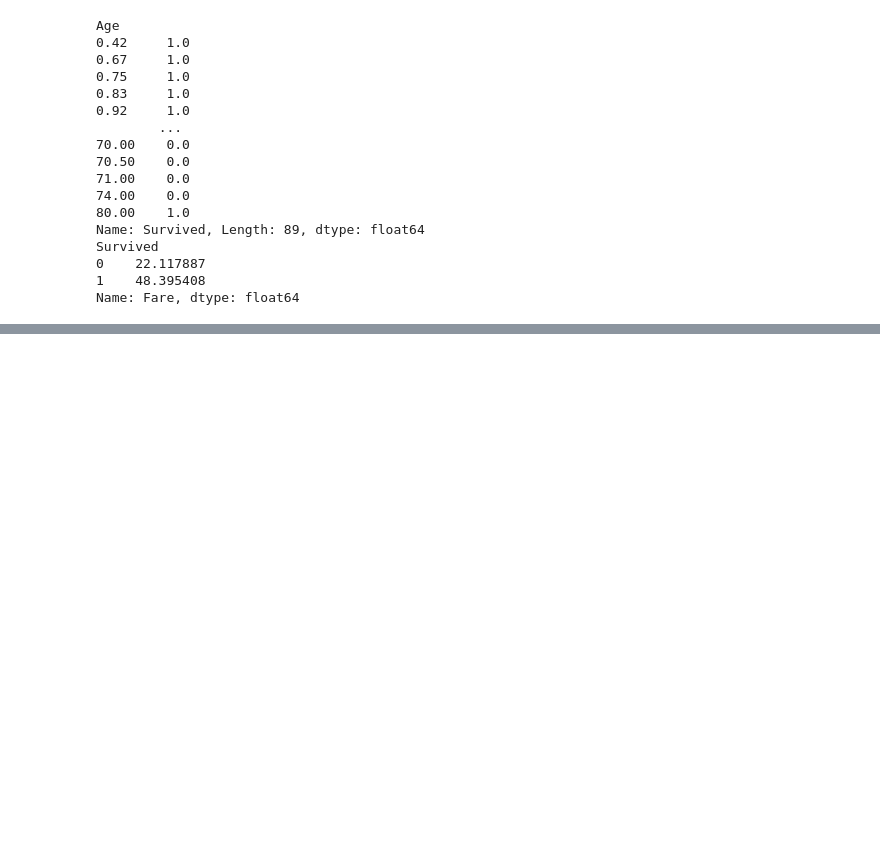
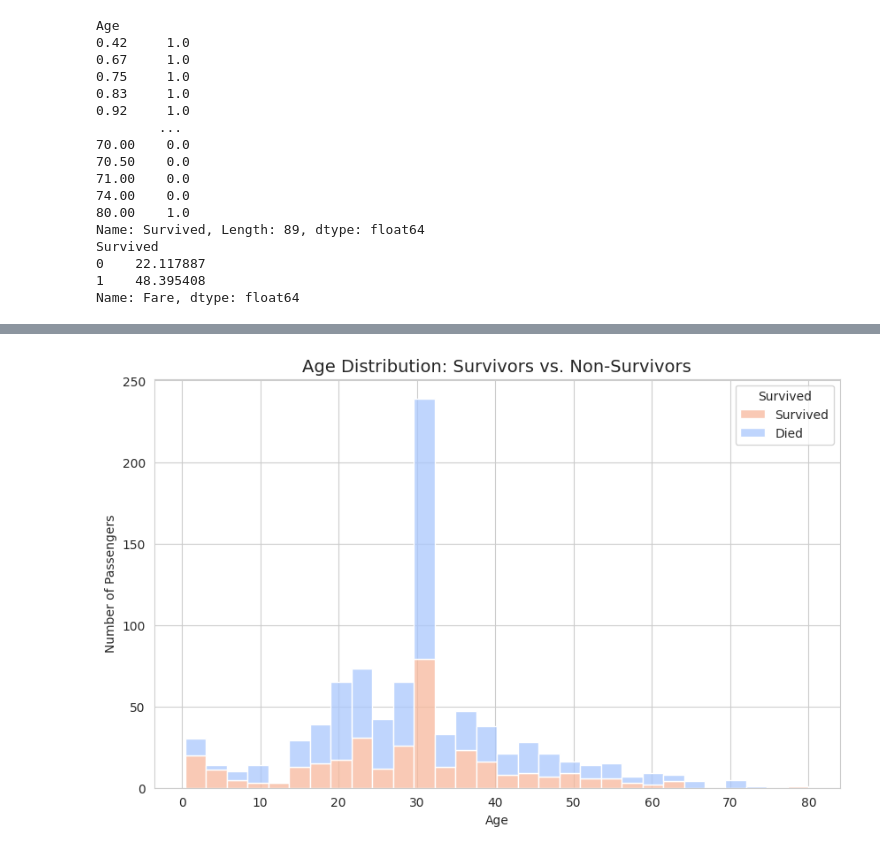
Before and after one commit to rupamnpatil/Titanic-Data-Analysis, a Jupyter notebook: Titanic_Survival_Analysis.ipynb, the cells around one changed output, grey strips where cells are left out. Cells and saved outputs as stored; diff of their text form; code cells hidden in the pictures; blank space fills up the shorter version.

```diff
--- a/Titanic_Survival_Analysis.ipynb
+++ b/Titanic_Survival_Analysis.ipynb
@@ -181,0 +230,13 @@ Name: Fare, dtype: float64
+# %%
+plt.figure(figsize=(10, 6))
+
+sns.histplot(data=df, x="Age", hue="Survived", multiple="stack", palette="coolwarm")
+
+plt.title("Age Distribution: Survivors vs. Non-Survivors", fontsize=14)
+plt.xlabel("Age")
+plt.ylabel("Number of Passengers")
+plt.legend(title="Survived", labels=["Survived", "Died"])
+
+plt.show()
+# %% [output]
+[figure, added]
```
Also changed, not shown: parts of 6 cells of this notebook.
